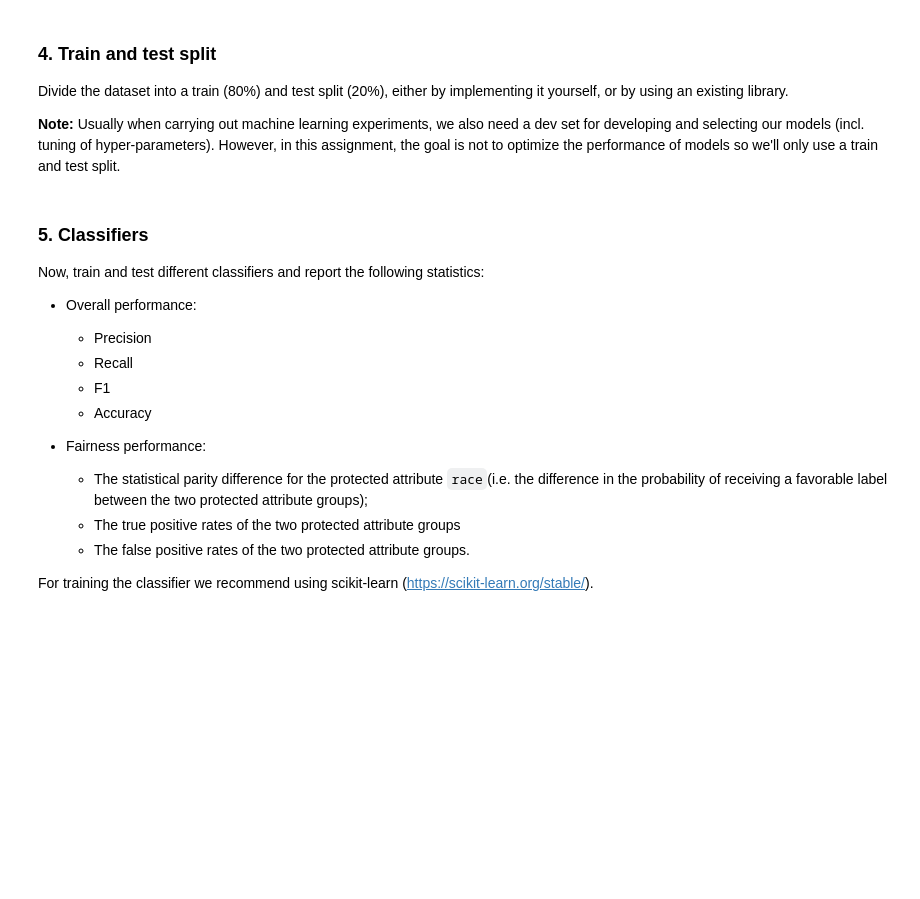
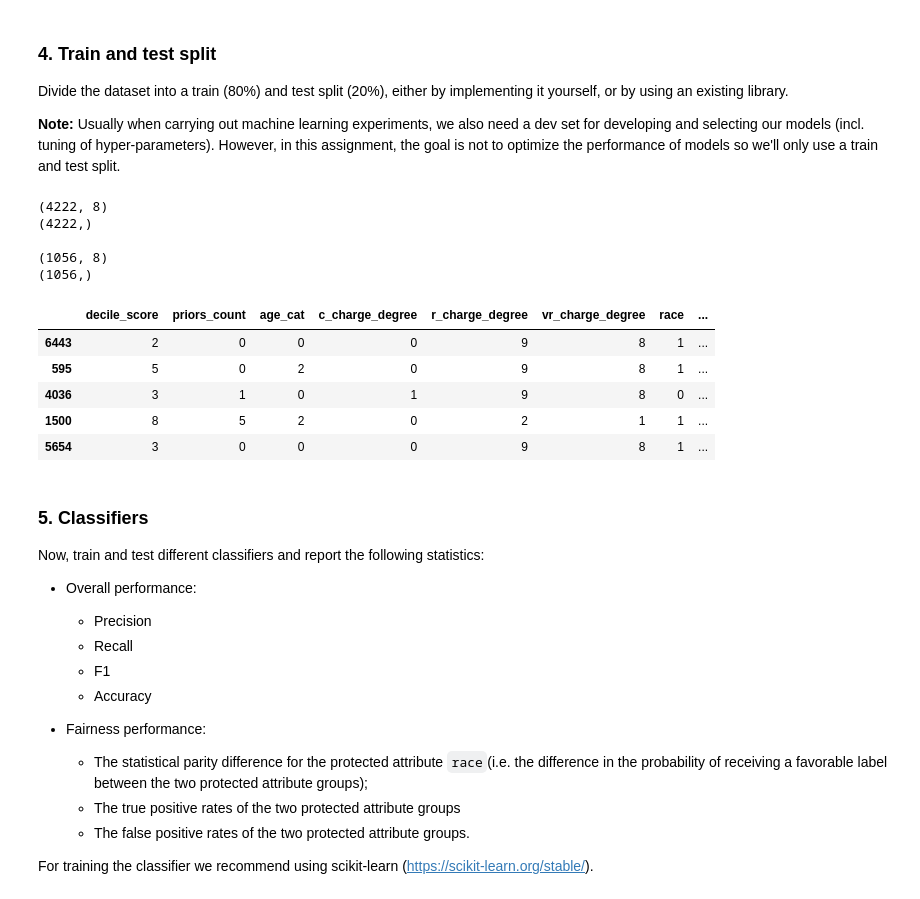
Before and after one commit to Raccoon-a-Matata/Human_Centered_Machine_Learning, a Jupyter notebook: INFOMHCML_Programming_assignment_fairness2025.ipynb, the cells around one changed output. Drawn from its saved outputs; the diff is of its cells as text; code cells hidden in the pictures; blank space fills up the shorter version.

```diff
--- a/INFOMHCML_Programming_assignment_fairness2025.ipynb
+++ b/INFOMHCML_Programming_assignment_fairness2025.ipynb
@@ -291,3 +303,29 @@ the performance of models so we'll only use a train and test split.
+# %%
+# Your code to split the data
+from sklearn.model_selection import train_test_split
+x_train, x_test, y_train, y_test = train_test_split(
+    prepared_compas_data[selected_features_numerical + selected_features_categorical + ['race', 'sex']], prepared_compas_data['two_year_recid'], test_size=0.2  # 20% test, 80% train
+)
+
+print(x_train.shape)
+print(y_train.shape)
+print()
+print(x_test.shape)
+print(y_test.shape)
+print()
+x_train.head()
+# %% [output]
+(4222, 8)
+(4222,)
+
+(1056, 8)
+(1056,)
+|  | decile_score | priors_count | age_cat | c_charge_degree | r_charge_degree | vr_charge_degree | race | ... |
+| 6443 | 2 | 0 | 0 | 0 | 9 | 8 | 1 | ... |
+| 595 | 5 | 0 | 2 | 0 | 9 | 8 | 1 | ... |
+| 4036 | 3 | 1 | 0 | 1 | 9 | 8 | 0 | ... |
+| 1500 | 8 | 5 | 2 | 0 | 2 | 1 | 1 | ... |
+| 5654 | 3 | 0 | 0 | 0 | 9 | 8 | 1 | ... |
 # %% [markdown]
 ### **5. Classifiers**
 
```
Also changed, not shown: parts of 8 cells of this notebook.
